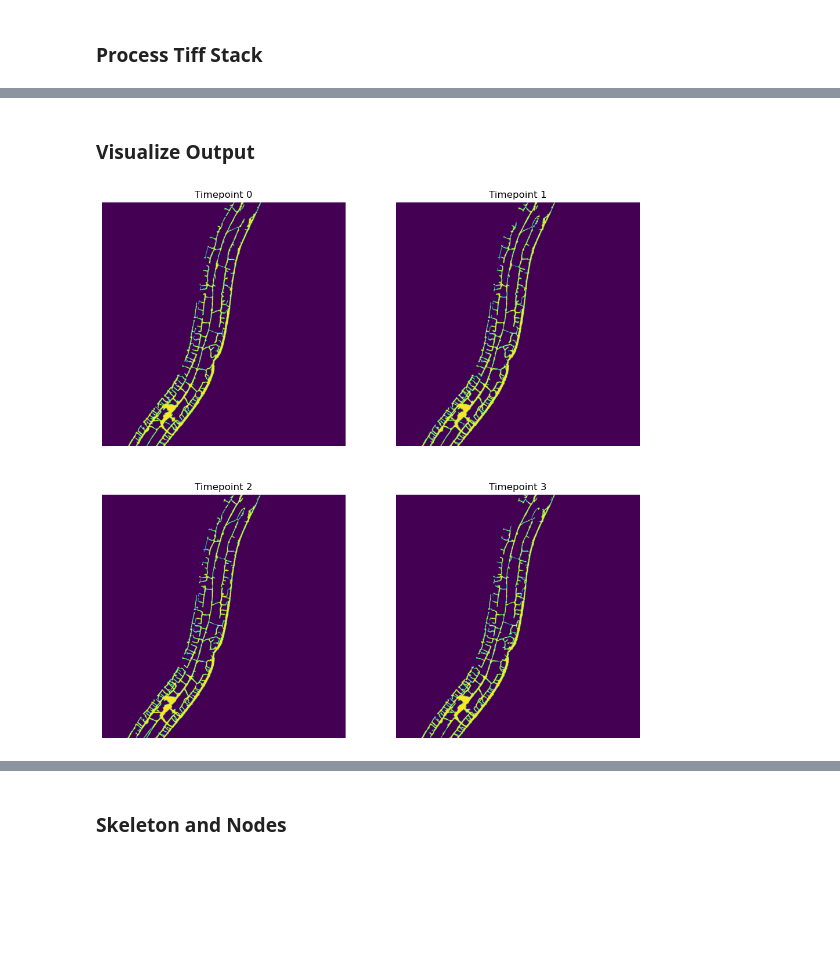
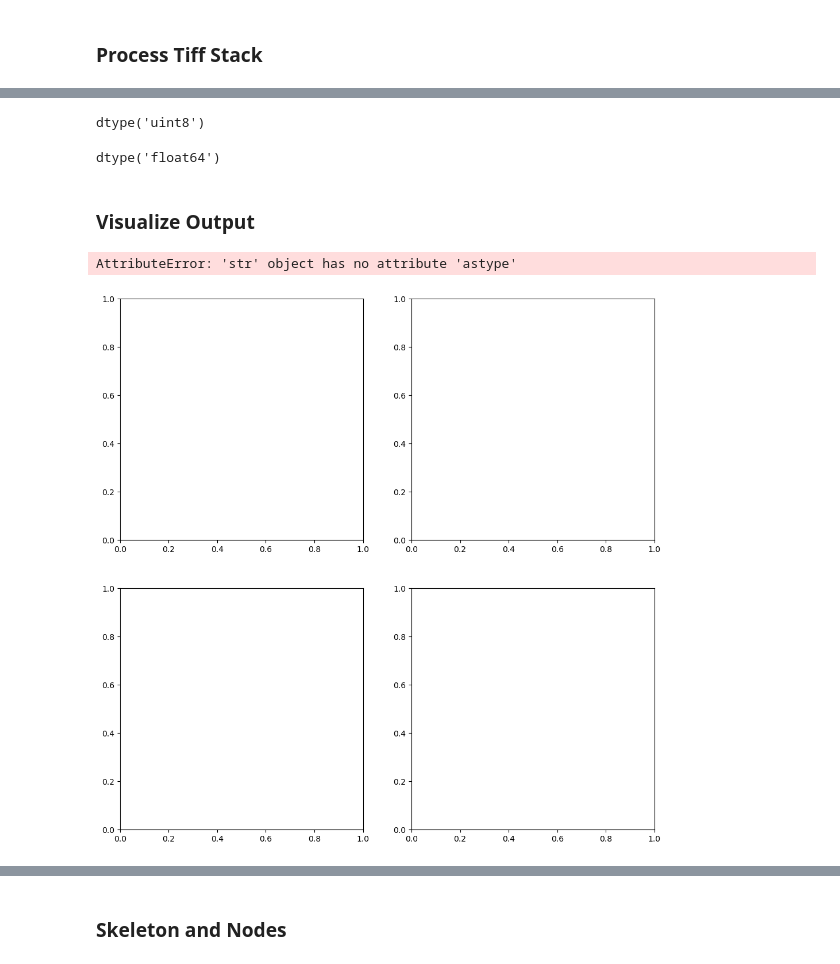
Before and after one commit to nghess/pvd-morphology, a Jupyter notebook: execute_pipeline.ipynb, the cells around one changed output, grey strips where cells are left out. Cells and saved outputs as stored; diff of their text form; code cells hidden in the pictures; blank space fills up the shorter version.

```diff
--- a/execute_pipeline.ipynb
+++ b/execute_pipeline.ipynb
@@ -42,3 +43,11 @@ pvd.save_results(output_path, save_tiff=False)  # Add a folder creator for the s
+# %%
+pvd.skeletonized_data[0].dtype
+# %% [output]
+dtype('uint8')
+# %%
+pvd.raw_data[0].dtype
+# %% [output]
+dtype('float64')
 # %% [markdown]
 ### Visualize Output
 # %%
@@ -49,11 +58,13 @@ import numpy as np
 # %%
 # Check out MIPs
 fig, axs = plt.subplots(2, 2, figsize=(12, 12))
-axs = axs.ravel()  # Flatten the axis array if necessary
+axs = axs.ravel()  # Flatten the axis array
 
 for ii in range(4):
-    axs[ii].imshow(pvd.mip[ii].astype(np.uint8))
+    axs[ii].imshow(pvd.mip_masks[ii].astype(np.uint8)*255)
+    print(np.min(pvd.mip_masks[ii]))
     axs[ii].set_title(f'Timepoint {ii}')
     axs[ii].axis('off')
 # %% [output]
+AttributeError: 'str' object has no attribute 'astype'
-[figure, old version]
+[figure, new version]
```
Also changed, not shown: parts of 6 cells of this notebook, 13 other files.
